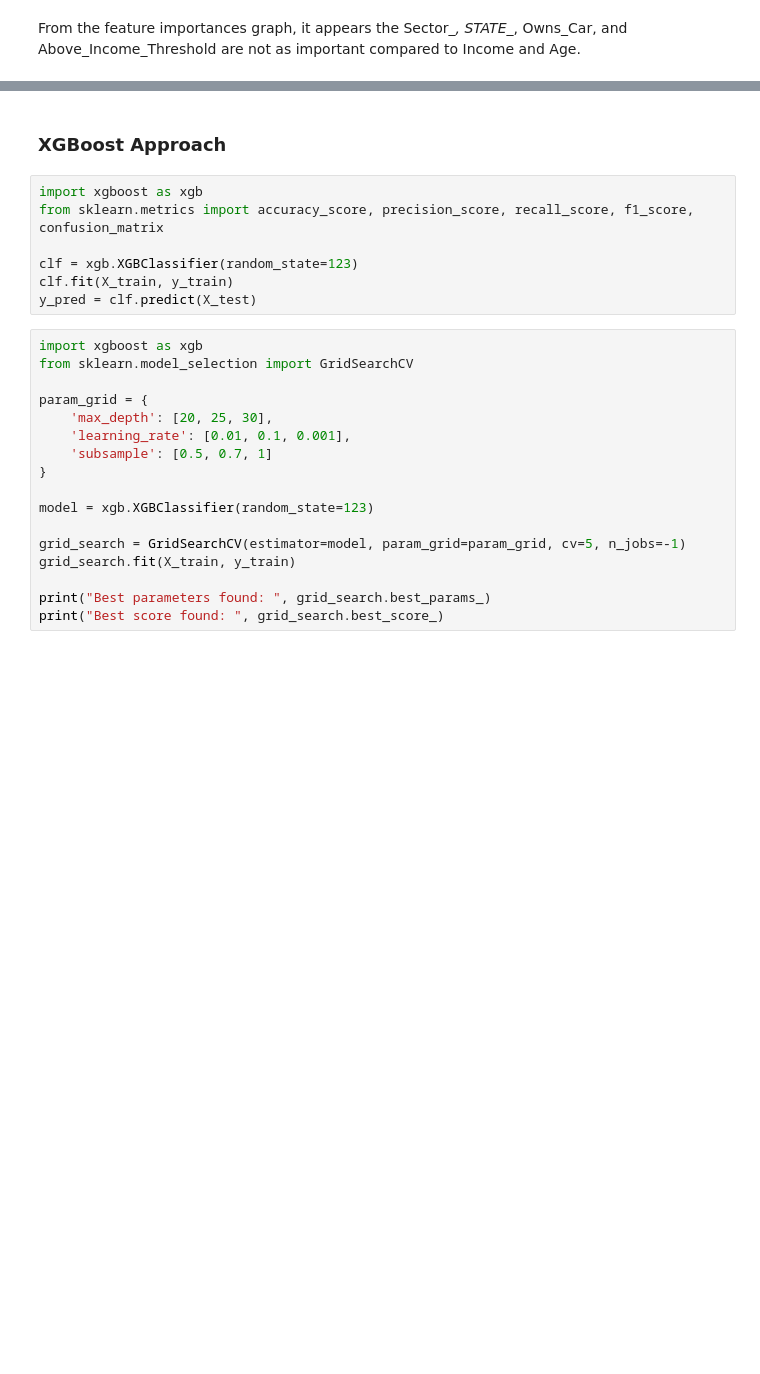
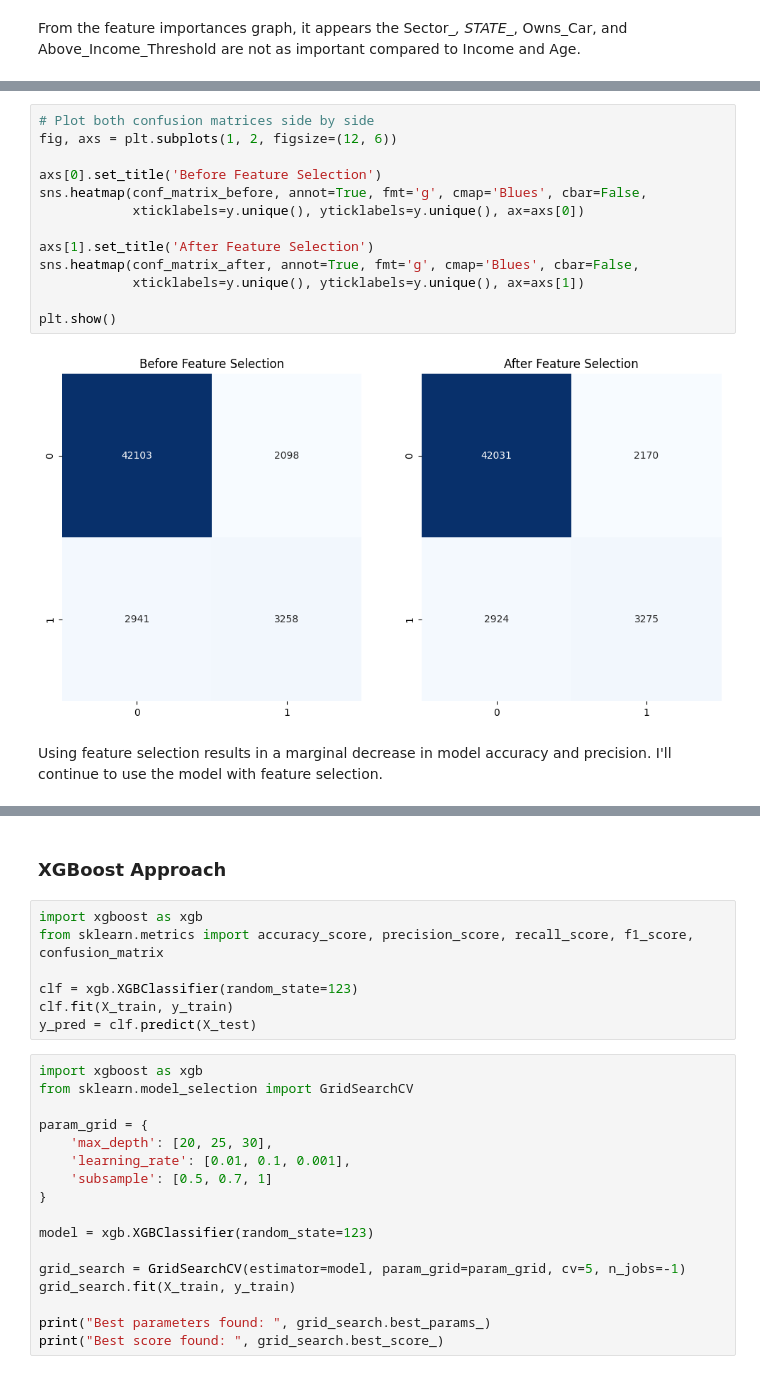
Before and after one commit to BenjaminUy/Predicting-Loan-User-Default-Risk, a Jupyter notebook: notebooks/Model_Development.ipynb, the cells around one changed output, grey strips where cells are left out. Cells and saved outputs as stored; diff of their text form; blank space fills up the shorter version.

```diff
--- a/notebooks/Model_Development.ipynb
+++ b/notebooks/Model_Development.ipynb
@@ -139,0 +208,17 @@ From the feature importances graph, it appears the Sector_*, STATE_*, Owns_Car,
+# %%
+# Plot both confusion matrices side by side
+fig, axs = plt.subplots(1, 2, figsize=(12, 6))
+
+axs[0].set_title('Before Feature Selection')
+sns.heatmap(conf_matrix_before, annot=True, fmt='g', cmap='Blues', cbar=False,
+            xticklabels=y.unique(), yticklabels=y.unique(), ax=axs[0])
+
+axs[1].set_title('After Feature Selection')
+sns.heatmap(conf_matrix_after, annot=True, fmt='g', cmap='Blues', cbar=False,
+            xticklabels=y.unique(), yticklabels=y.unique(), ax=axs[1])
+
+plt.show()
+# %% [output]
+[figure, added]
+# %% [markdown]
+Using feature selection results in a marginal decrease in model accuracy and precision. I'll continue to use the model with feature selection.
```
Also changed, not shown: parts of 23 cells of this notebook.
